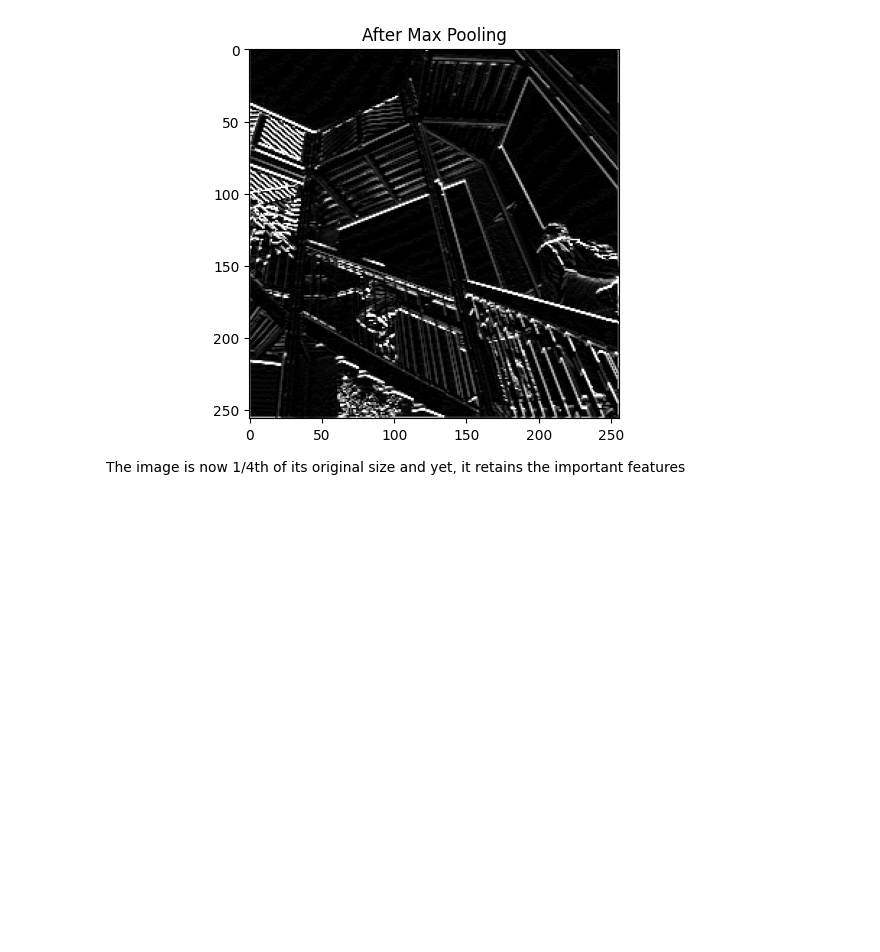
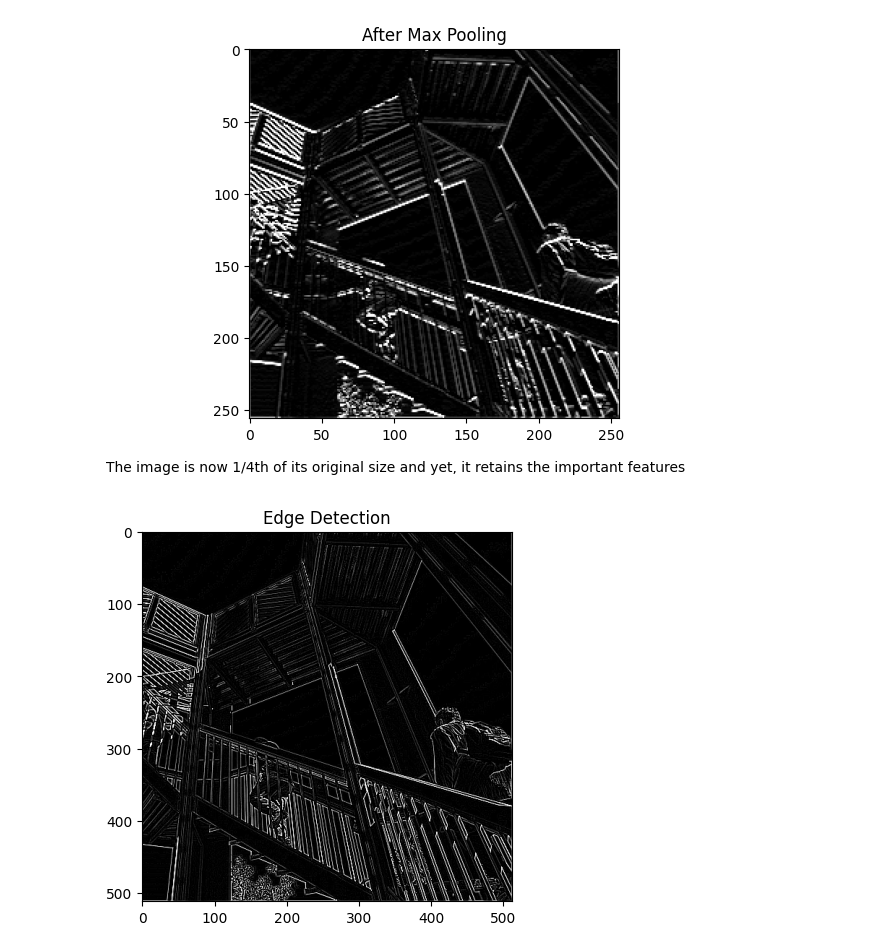
Before and after one commit to mihir1125/google-developer-pathways, a Jupyter notebook: Program neural networks with TensorFlow/cnn.ipynb, the cells around one changed output. Drawn from its saved outputs; the diff is of its cells as text; code cells hidden in the pictures; blank space fills up the shorter version.

```diff
--- a/Program neural networks with TensorFlow/cnn.ipynb
+++ b/Program neural networks with TensorFlow/cnn.ipynb
@@ -154,3 +154,16 @@ plt.figtext(0, 0, "The image is now 1/4th of its original size and yet, it retai
 plt.show()
 # %% [output]
 [figure]
+# %%
+edge_detection_filter = np.array([
+    [-1, -1, -1],
+    [-1,  8, -1],
+    [-1, -1, -1],
+])
+
+image_with_edges = apply_filter(np.copy(i), edge_detection_filter, STRIDE=1)
+plt.imshow(image_with_edges)
+plt.title("Edge Detection")
+plt.show()
+# %% [output]
+[figure, added]
```
Also changed, not shown: 1 other file.
